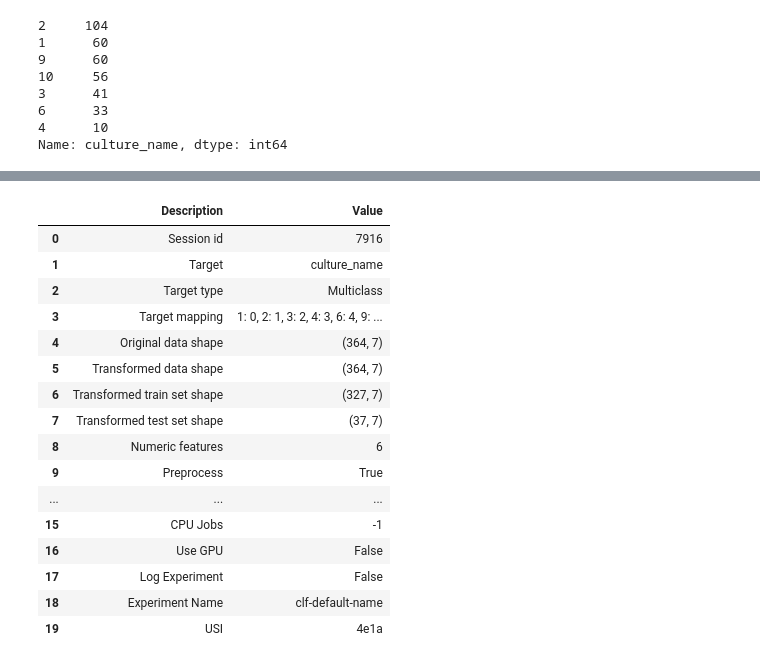
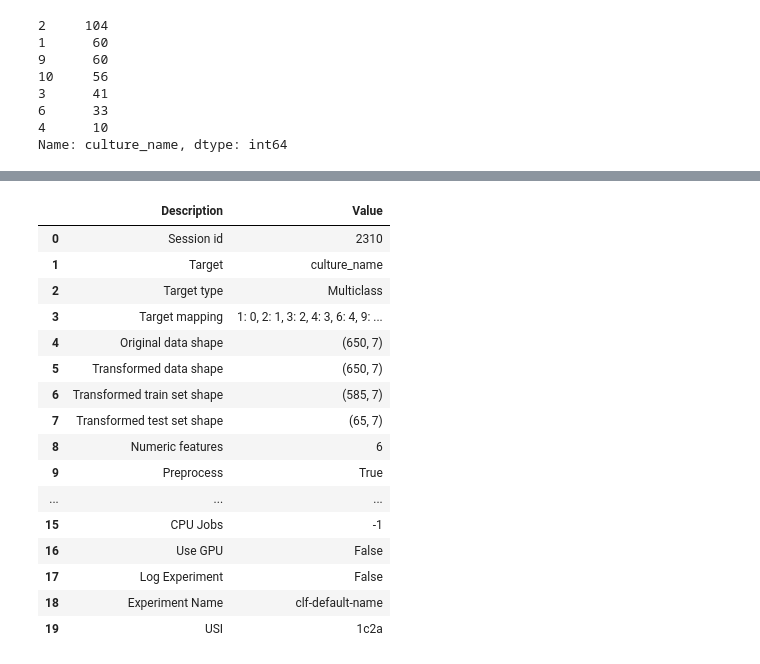
Before and after one commit to PetaBytePro/culture_agromap_DS, a Jupyter notebook: feliks/09.12.23.ipynb, the cells around one changed output, grey strips where cells are left out. Saved outputs shown, nothing was run; the diff lists cells and outputs as text; code cells hidden in the pictures.

```diff
--- a/feliks/09.12.23.ipynb
+++ b/feliks/09.12.23.ipynb
@@ -259,0 +254,12 @@ Name: culture_name, dtype: int64
+# %%
+from imblearn.over_sampling import SMOTE
+# Initialize SMOTE
+smote = SMOTE()
+
+# Apply SMOTE
+X_resampled, y_resampled = smote.fit_resample(X, y)
+
+# Check the new class distribution
+new_class_distribution = y_resampled.value_counts()
+
+new_class_distribution
@@ -259,0 +275,2 @@ Name: culture_name, dtype: int64
+# %%
+resampled_data = pd.concat([X_resampled, y_resampled], axis=1)
@@ -259,0 +279,3 @@ Name: culture_name, dtype: int64
+# %%
+train = resampled_data[ :650]
+test = resampled_data[ 651:]
@@ -260,19 +295,19 @@ Name: culture_name, dtype: int64
 # %%
 from pycaret.classification import setup, compare_models
 
 # Setting up PyCaret for classification
-clf_setup = setup(data=filtered_data,
+clf_setup = setup(data=train,
                   target='culture_name', train_size=0.9)
 # %% [output]
 |  | Description | Value |
-| 0 | Session id | 7916 |
+| 0 | Session id | 2310 |
 | 1 | Target | culture_name |
 | 2 | Target type | Multiclass |
 | 3 | Target mapping | 1: 0, 2: 1, 3: 2, 4: 3, 6: 4, 9: ... |
-| 4 | Original data shape | (364, 7) |
-| 5 | Transformed data shape | (364, 7) |
-| 6 | Transformed train set shape | (327, 7) |
-| 7 | Transformed test set shape | (37, 7) |
+| 4 | Original data shape | (650, 7) |
+| 5 | Transformed data shape | (650, 7) |
+| 6 | Transformed train set shape | (585, 7) |
+| 7 | Transformed test set shape | (65, 7) |
 | 8 | Numeric features | 6 |
 | 9 | Preprocess | True |
 | ... | ... | ... |
@@ -280,4 +315,4 @@ clf_setup = setup(data=filtered_data,
 | 16 | Use GPU | False |
 | 17 | Log Experiment | False |
 | 18 | Experiment Name | clf-default-name |
-| 19 | USI | 4e1a |
+| 19 | USI | 1c2a |
```
Also changed, not shown: parts of 17 cells of this notebook, 3 other files.
